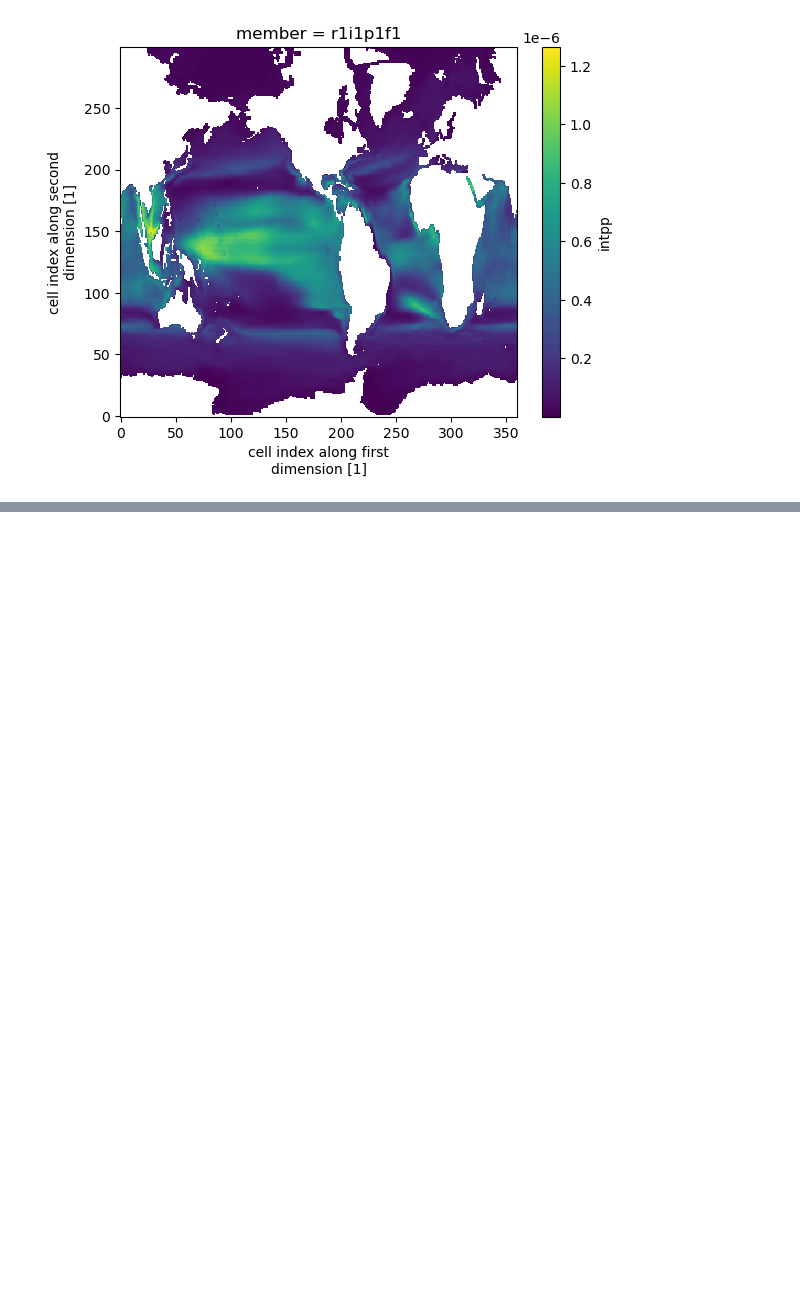
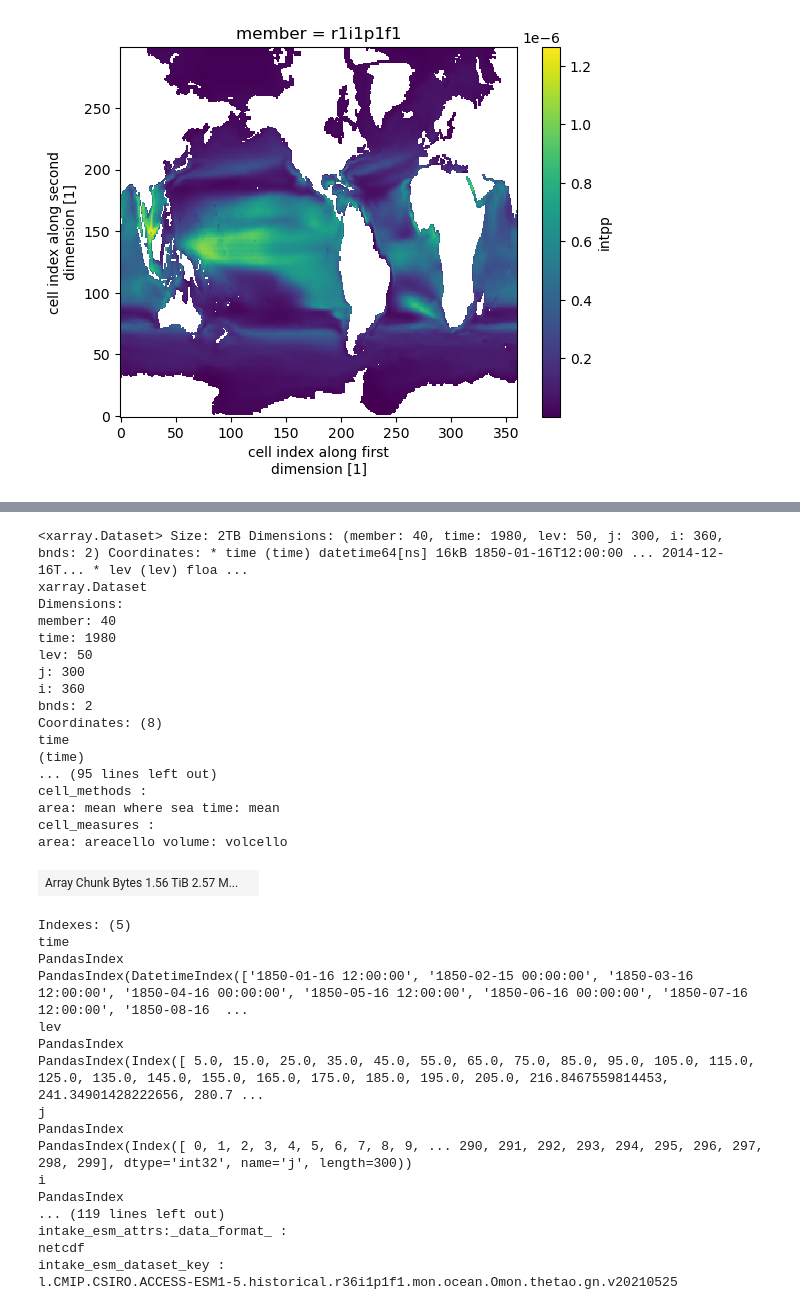
Before and after one commit to Thomas-Moore-Creative/ACDtools, a Jupyter notebook: notebooks/acdtools-dev-sandbox.ipynb, the cells around one changed output, grey strips where cells are left out. Drawn from its saved outputs; the diff is of its cells as text; code cells hidden in the pictures; blank space fills up the shorter version.

```diff
--- a/notebooks/acdtools-dev-sandbox.ipynb
+++ b/notebooks/acdtools-dev-sandbox.ipynb
@@ -348,0 +351,3 @@ ds_ESM15_esorted.isel(member=0).mean('time').intpp.plot()
+# %%
+thetao_search = cmip6_fs38_ocean_datastore.search(file_type='l',
+                    variable_id='thetao',source_id='ACCESS-ESM1-5',experiment_id='historical')
@@ -348,0 +438,3 @@ ds_ESM15_esorted.isel(member=0).mean('time').intpp.plot()
+# %%
+%%time
+ds_ESM15_esorted = load_ACCESS_ESM_ensemble(thetao_search)
@@ -348,0 +445,38 @@ ds_ESM15_esorted.isel(member=0).mean('time').intpp.plot()
+# %%
+ds_ESM15_esorted
+# %% [output]
+<xarray.Dataset> Size: 2TB Dimensions: (member: 40, time: 1980, lev: 50, j: 300, i: 360, bnds: 2) Coordinates: * time (time) datetime64[ns] 16kB 1850-01-16T12:00:00 ... 2014-12-16T... * lev (lev) floa ...
+xarray.Dataset
+Dimensions:
+member: 40
+time: 1980
+lev: 50
+j: 300
+i: 360
+bnds: 2
+Coordinates: (8)
+time
+(time)
+... (95 lines left out)
+cell_methods :
+area: mean where sea time: mean
+cell_measures :
+area: areacello volume: volcello
+| Array Chunk Bytes 1.56 TiB 2.57 M... |  |
+Indexes: (5)
+time
+PandasIndex
+PandasIndex(DatetimeIndex(['1850-01-16 12:00:00', '1850-02-15 00:00:00', '1850-03-16 12:00:00', '1850-04-16 00:00:00', '1850-05-16 12:00:00', '1850-06-16 00:00:00', '1850-07-16 12:00:00', '1850-08-16  ...
+lev
+PandasIndex
+PandasIndex(Index([ 5.0, 15.0, 25.0, 35.0, 45.0, 55.0, 65.0, 75.0, 85.0, 95.0, 105.0, 115.0, 125.0, 135.0, 145.0, 155.0, 165.0, 175.0, 185.0, 195.0, 205.0, 216.8467559814453, 241.34901428222656, 280.7 ...
+j
+PandasIndex
+PandasIndex(Index([ 0, 1, 2, 3, 4, 5, 6, 7, 8, 9, ... 290, 291, 292, 293, 294, 295, 296, 297, 298, 299], dtype='int32', name='j', length=300))
+i
+PandasIndex
+... (119 lines left out)
+intake_esm_attrs:_data_format_ :
+netcdf
+intake_esm_dataset_key :
+l.CMIP.CSIRO.ACCESS-ESM1-5.historical.r36i1p1f1.mon.ocean.Omon.thetao.gn.v20210525
```
Also changed, not shown: parts of 9 cells of this notebook, 1 other file.
